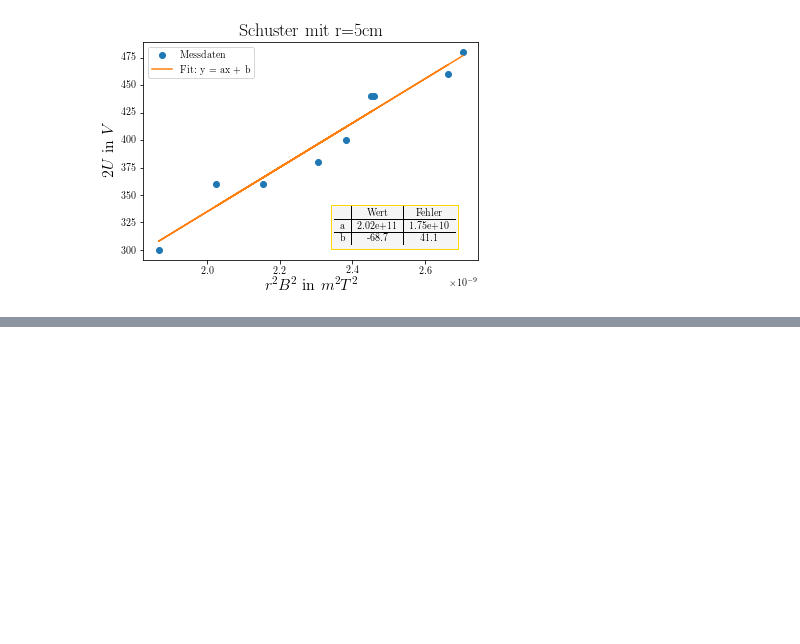
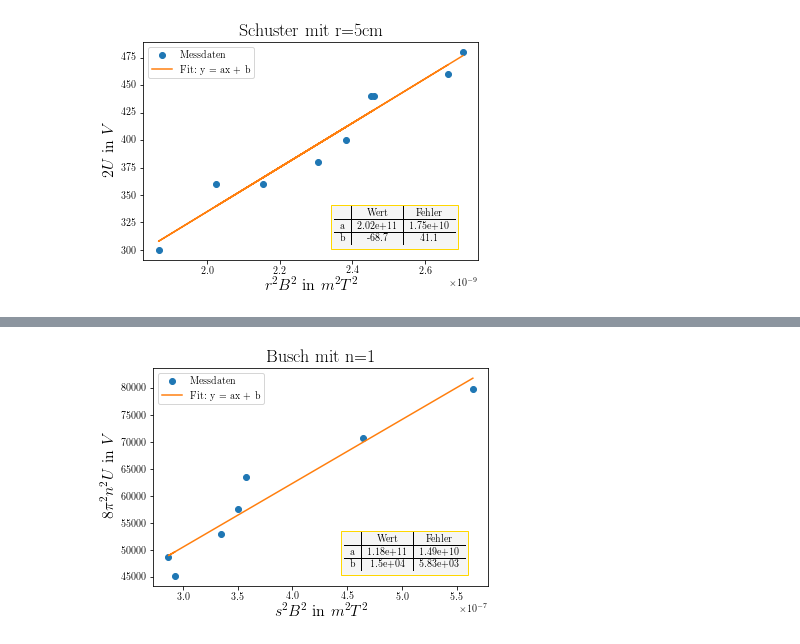
Before and after one commit to zuinet/Spezifische-Ladung-e-, a Jupyter notebook: Spez_Ladung.ipynb, the cells around one changed output, grey strips where cells are left out. Drawn from its saved outputs; the diff is of its cells as text; code cells hidden in the pictures; blank space fills up the shorter version.

Commit message:
Schuster und Busch
Leider bisher ohne Fehlerbalken

```diff
--- a/Spez_Ladung.ipynb
+++ b/Spez_Ladung.ipynb
@@ -156,0 +159,8 @@ plt.show()
+# %%
+df3=pd.DataFrame.from_csv('A2_Busch.csv',sep=';',encoding='utf-8')
+df3 #Zeigt dir die Tabelle an
+df4=df3.sort_values(['n','U in V'])
+n=df4['n']
+B=df4['B in T']=df4['B in mT']*1e-3
+U=df4['U in V']
+df4
@@ -156,0 +186,73 @@ plt.show()
+# %%
+u=0;v=7
+x=(0.13**2)*B[u:v]**2; y=8*(np.pi**2)*(n[u:v]**2)*U[u:v]
+gmodel = Model(func,nan_policy='omit')
+result = gmodel.fit(y, x=x, a=1.7e11, b=10)
+pcov= result.covar
+perr = np.sqrt(np.diag(pcov))
+#print(result.fit_report())
+print(result.best_values)
+popt=result.best_values
+print('Fehler [a,b]:',perr)
+plt.plot(x, y,'o',color='C0',label=r'Messdaten')
+plt.plot(x, result.best_fit,'-',color='C1',label=r'Fit: y = ax + b')
+
+ax=plt.axes()
+s2=r'''\begin{tabular}{ c | c | c } %s & Wert & Fehler \\\hline %s & %4.3g & %3.3g \\\hline %s &%3.3g & %3.3g \end{tabular}'''%('','a',popt['a'],perr[0],'b',popt['b'],perr[1])
+plt.text(0.75, 0.15,s2,horizontalalignment='center',verticalalignment='center',
+             transform = ax.transAxes, bbox=dict(boxstyle="square",ec='gold',fc='whitesmoke'))
+plt.xlabel(r'$s^{2}B^{2}$ in $m^2 T^2$',fontsize=16)
+plt.ylabel(r'$8 \pi^{2} n^{2} U$ in $V$',fontsize=16)
+plt.title(r'Busch mit n='+str(1),fontsize=18)
+plt.legend(loc='upper left')
+#plt.savefig("Schuster_"+g+"cm.pdf", bbox_inches='tight', format='pdf')
+plt.show()
+
+u=7;v=14
+x=(0.13**2)*B[u:v]**2; y=8*(np.pi**2)*(n[u:v]**2)*U[u:v]
+gmodel = Model(func,nan_policy='omit')
+result = gmodel.fit(y, x=x, a=1.7e11, b=10)
+pcov= result.covar
+perr = np.sqrt(np.diag(pcov))
+#print(result.fit_report())
+print(result.best_values)
+popt=result.best_values
+print('Fehler [a,b]:',perr)
+plt.plot(x, y,'o',color='C0',label=r'Messdaten')
+plt.plot(x, result.best_fit,'-',color='C1',label=r'Fit: y = ax + b')
+
+ax=plt.axes()
+s2=r'''\begin{tabular}{ c | c | c } %s & Wert & Fehler \\\hline %s & %4.3g & %3.3g \\\hline %s &%3.3g & %3.3g \end{tabular}'''%('','a',popt['a'],perr[0],'b',popt['b'],perr[1])
+plt.text(0.75, 0.15,s2,horizontalalignment='center',verticalalignment='center',
+             transform = ax.transAxes, bbox=dict(boxstyle="square",ec='gold',fc='whitesmoke'))
+plt.xlabel(r'$s^{2}B^{2}$ in $m^2 T^2$',fontsize=16)
+plt.ylabel(r'$8 \pi^{2} n^{2} U$ in $V$',fontsize=16)
+plt.title(r'Busch mit n='+str(2),fontsize=18)
+plt.legend(loc='upper left')
+#plt.savefig("Schuster_"+g+"cm.pdf", bbox_inches='tight', format='pdf')
+plt.show()
+
+u=14;v=20
+x=(0.13**2)*B[u:v]**2; y=8*(np.pi**2)*(n[u:v]**2)*U[u:v]
+gmodel = Model(func,nan_policy='omit')
+result = gmodel.fit(y, x=x, a=1.7e11, b=10)
+pcov= result.covar
+perr = np.sqrt(np.diag(pcov))
+#print(result.fit_report())
+print(result.best_values)
+popt=result.best_values
+print('Fehler [a,b]:',perr)
+plt.plot(x, y,'o',color='C0',label=r'Messdaten')
+plt.plot(x, result.best_fit,'-',color='C1',label=r'Fit: y = ax + b')
+
+ax=plt.axes()
+s2=r'''\begin{tabular}{ c | c | c } %s & Wert & Fehler \\\hline %s & %4.3g & %3.3g \\\hline %s &%3.3g & %3.3g \end{tabular}'''%('','a',popt['a'],perr[0],'b',popt['b'],perr[1])
+plt.text(0.75, 0.15,s2,horizontalalignment='center',verticalalignment='center',
+             transform = ax.transAxes, bbox=dict(boxstyle="square",ec='gold',fc='whitesmoke'))
+plt.xlabel(r'$s^{2}B^{2}$ in $m^2 T^2$',fontsize=16)
+plt.ylabel(r'$8 \pi^{2} n^{2} U$ in $V$',fontsize=16)
+plt.title(r'Busch mit n='+str(3),fontsize=18)
+plt.legend(loc='upper left')
+#plt.savefig("Schuster_"+g+"cm.pdf", bbox_inches='tight', format='pdf')
+plt.show()
+# %% [output]
@@ -156,0 +261 @@ plt.show()
+[figure, added]
```
Also changed, not shown: parts of 5 cells of this notebook.
